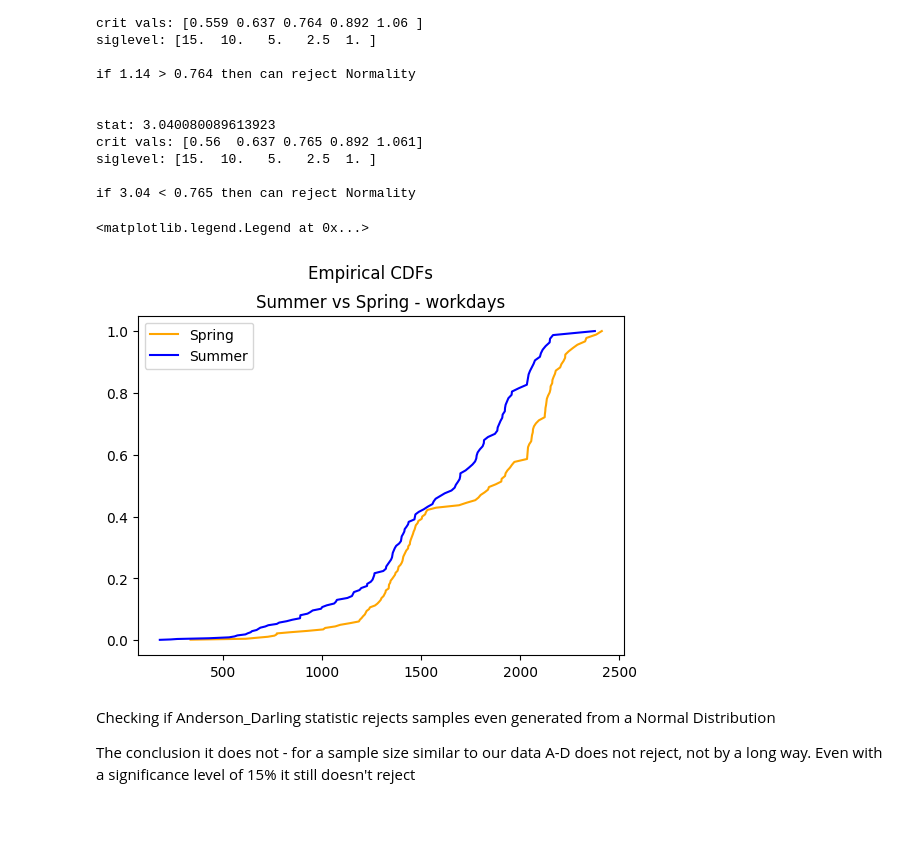
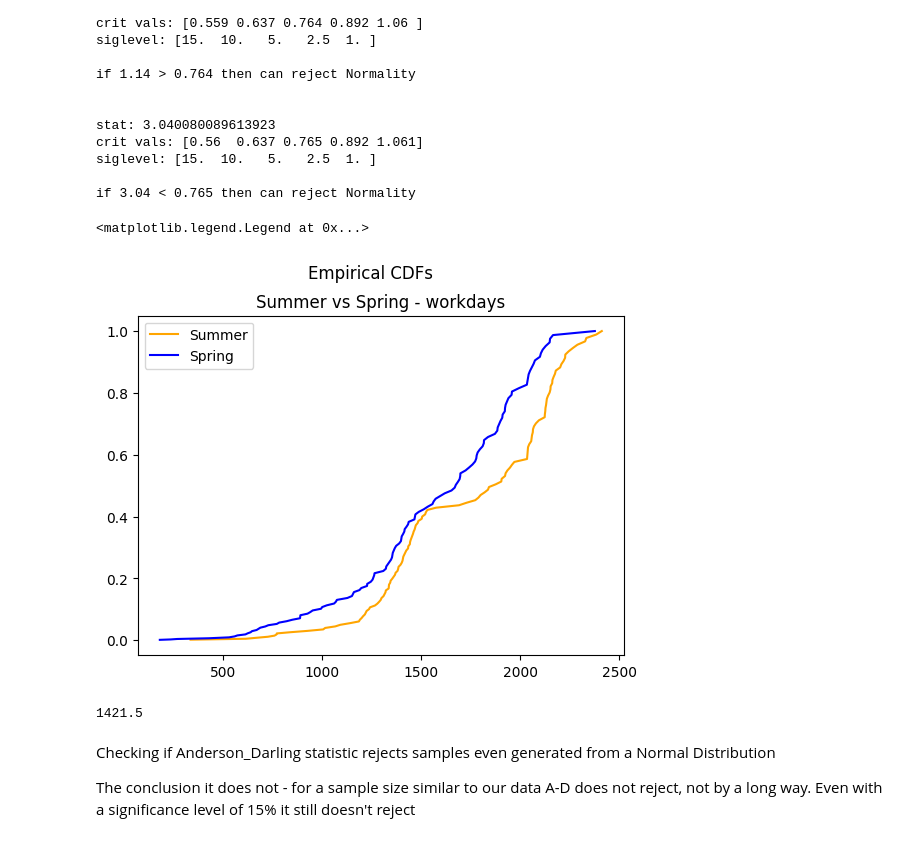
Before and after one commit to eirikbaekkelund/BikeSharing, a Jupyter notebook: develop_FC.ipynb, the cells around one changed output. Drawn from its saved outputs; the diff is of its cells as text; code cells hidden in the pictures.

```diff
--- a/develop_FC.ipynb
+++ b/develop_FC.ipynb
@@ -190,29 +220,33 @@ if 3.04 < 0.765 then can reject Normality
 # %%
 # Plot cdfs of found Gaussians:
 fig, axs = plt.subplots(1)
 fig.tight_layout(pad=4)
 fig.suptitle('Empirical CDFs')
 
 # Calculate Spring CDF
 sorted_spring_data = data_spring_eve_workday.sort_values(by=['cnt'])
 ecdf_spring_eve_workday = np.zeros(sorted_spring_data.shape[0])
 for i, day in enumerate(sorted_spring_data['cnt']):
     ecdf_spring_eve_workday[i] = empircal_cdf(day, sorted_spring_data, 'cnt', 'cnt')
 
 # Calculate Summer CDF
 sorted_summer_data = data_summer_eve_workday.sort_values(by=['cnt'])
 ecdf_summer_eve_workday = np.zeros(sorted_summer_data.shape[0])
 for i, day in enumerate(sorted_summer_data['cnt']):
     ecdf_summer_eve_workday[i] = empircal_cdf(day, sorted_summer_data, 'cnt', 'cnt')
 
 # Plot Spring vs Summer cdf
-axs.plot(sorted_summer_data['cnt'], ecdf_summer_eve_workday, color = 'orange', label='Spring')
-axs.plot(sorted_spring_data['cnt'], ecdf_spring_eve_workday, color = 'blue', label='Summer')
+axs.plot(sorted_summer_data['cnt'], ecdf_summer_eve_workday, color = 'orange', label='Summer')
+axs.plot(sorted_spring_data['cnt'], ecdf_spring_eve_workday, color = 'blue', label='Spring')
 axs.title.set_text("Summer vs Spring - workdays")
 axs.legend()
 # %% [output]
 <matplotlib.legend.Legend at 0x...>
-[figure, old version]
+[figure, new version]
+# %%
+data_spring_eve_workday['cnt'].median()
+# %% [output]
+1421.5
 # %% [markdown]
 Checking if Anderson_Darling statistic rejects samples even generated from a Normal Distribution
 
```
Also changed, not shown: parts of 9 cells of this notebook.
